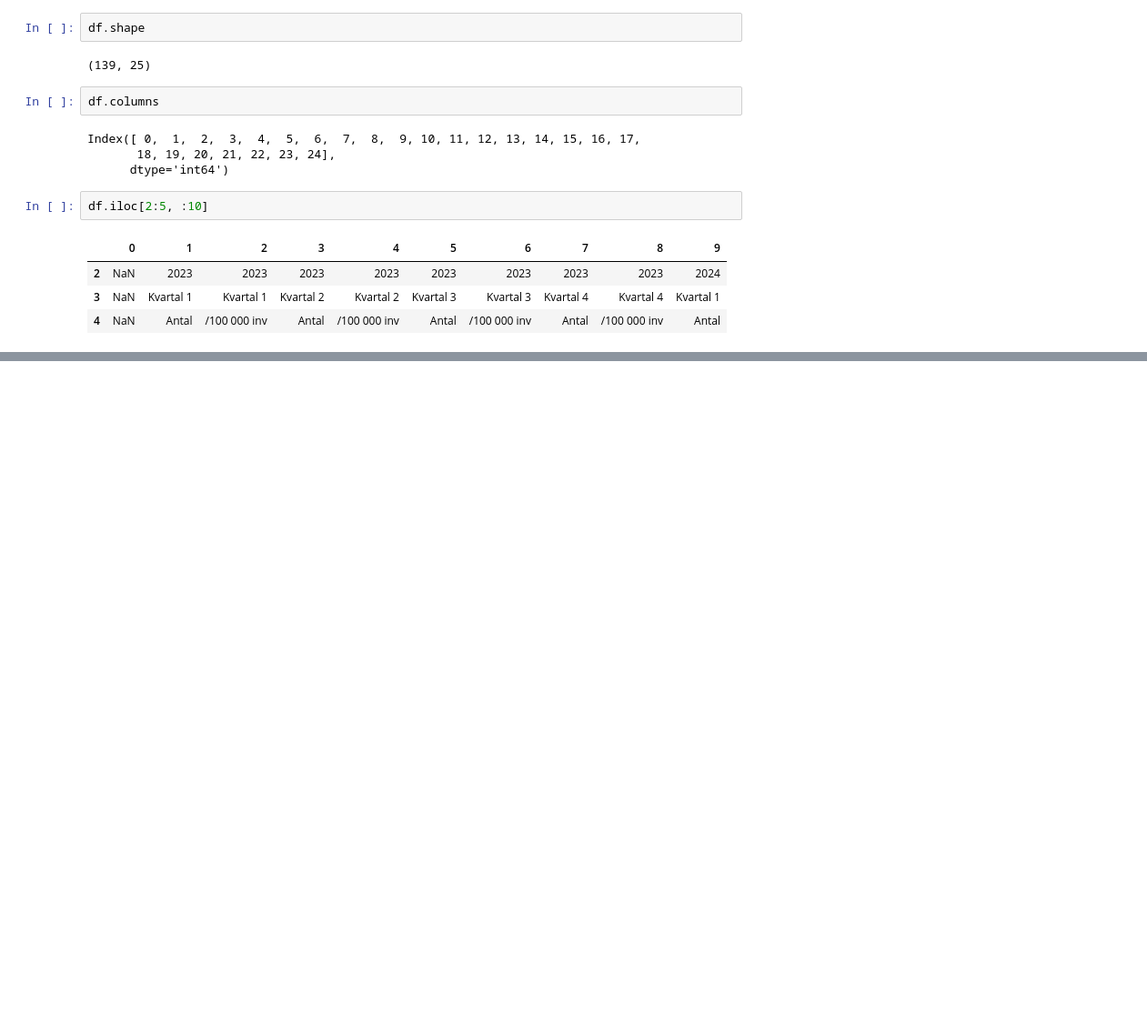
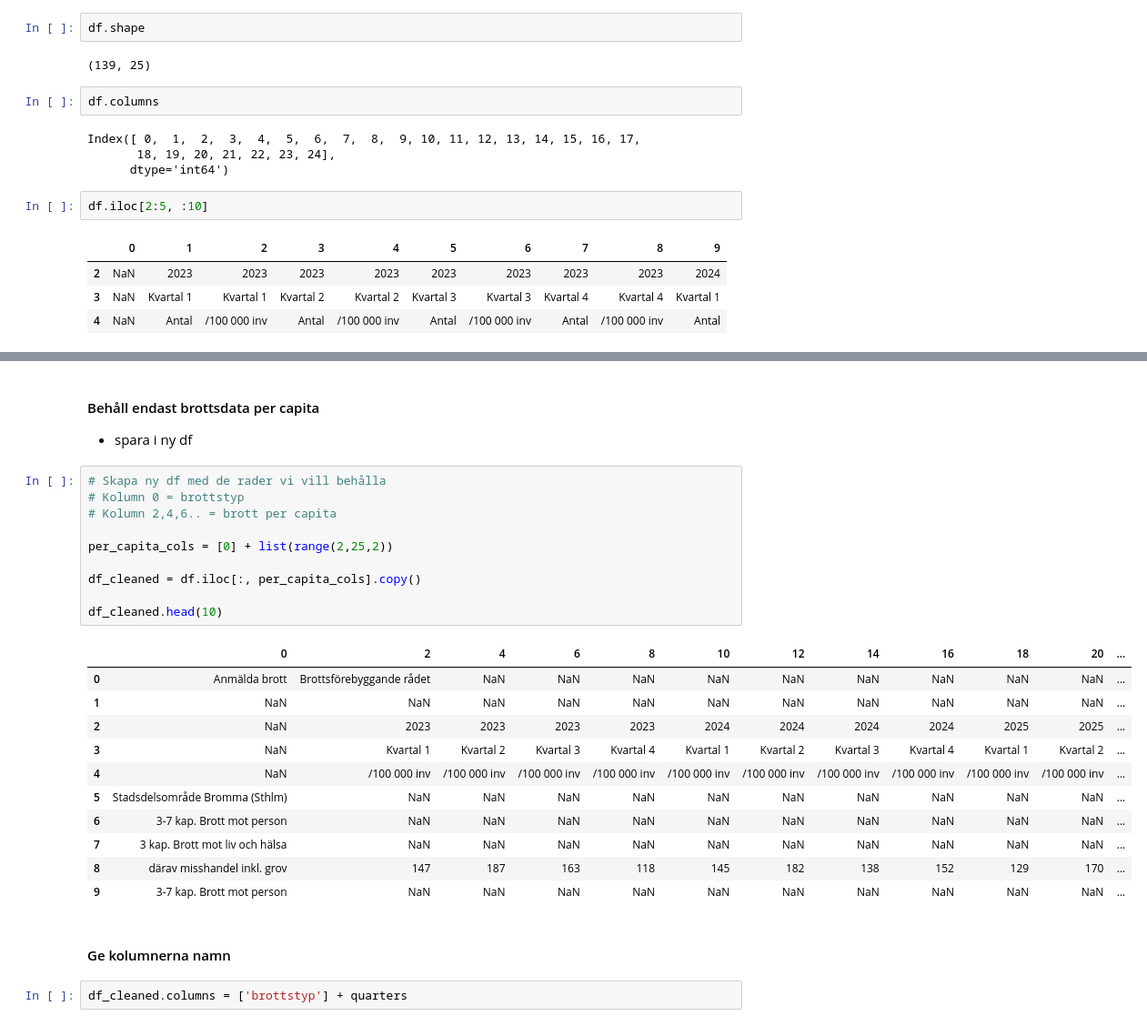
Before and after one commit to cactus-commits/UrbanPulse, a Jupyter notebook: EDA/eda_kaktus.ipynb, the cells around one changed output, grey strips where cells are left out. Shown at 91% size. Cells and saved outputs as stored; diff of their text form; blank space fills up the shorter version.

```diff
--- a/EDA/eda_kaktus.ipynb
+++ b/EDA/eda_kaktus.ipynb
@@ -50,0 +93,30 @@ df.iloc[2:5, :10]
+# %% [markdown]
+#### Behåll endast brottsdata per capita
+
+* spara i ny df
+# %%
+# Skapa ny df med de rader vi vill behålla
+# Kolumn 0 = brottstyp
+# Kolumn 2,4,6.. = brott per capita
+
+per_capita_cols = [0] + list(range(2,25,2))
+
+df_cleaned = df.iloc[:, per_capita_cols].copy()
+
+df_cleaned.head(10)
+# %% [output]
+|  | 0 | 2 | 4 | 6 | 8 | 10 | 12 | 14 | 16 | 18 | 20 | ... |
+| 0 | Anmälda brott | Brottsförebyggande rådet | NaN | NaN | NaN | NaN | NaN | NaN | NaN | NaN | NaN | ... |
+| 1 | NaN | NaN | NaN | NaN | NaN | NaN | NaN | NaN | NaN | NaN | NaN | ... |
+| 2 | NaN | 2023 | 2023 | 2023 | 2023 | 2024 | 2024 | 2024 | 2024 | 2025 | 2025 | ... |
+| 3 | NaN | Kvartal 1 | Kvartal 2 | Kvartal 3 | Kvartal 4 | Kvartal 1 | Kvartal 2 | Kvartal 3 | Kvartal 4 | Kvartal 1 | Kvartal 2 | ... |
+| 4 | NaN | /100 000 inv | /100 000 inv | /100 000 inv | /100 000 inv | /100 000 inv | /100 000 inv | /100 000 inv | /100 000 inv | /100 000 inv | /100 000 inv | ... |
+| 5 | Stadsdelsområde Bromma (Sthlm) | NaN | NaN | NaN | NaN | NaN | NaN | NaN | NaN | NaN | NaN | ... |
+| 6 | 3-7 kap. Brott mot person | NaN | NaN | NaN | NaN | NaN | NaN | NaN | NaN | NaN | NaN | ... |
+| 7 | 3 kap. Brott mot liv och hälsa | NaN | NaN | NaN | NaN | NaN | NaN | NaN | NaN | NaN | NaN | ... |
+| 8 | därav misshandel inkl. grov | 147 | 187 | 163 | 118 | 145 | 182 | 138 | 152 | 129 | 170 | ... |
+| 9 | 3-7 kap. Brott mot person | NaN | NaN | NaN | NaN | NaN | NaN | NaN | NaN | NaN | NaN | ... |
+# %% [markdown]
+#### Ge kolumnerna namn
+# %%
+df_cleaned.columns = ['brottstyp'] + quarters
```
Also changed, not shown: parts of 16 cells of this notebook.
